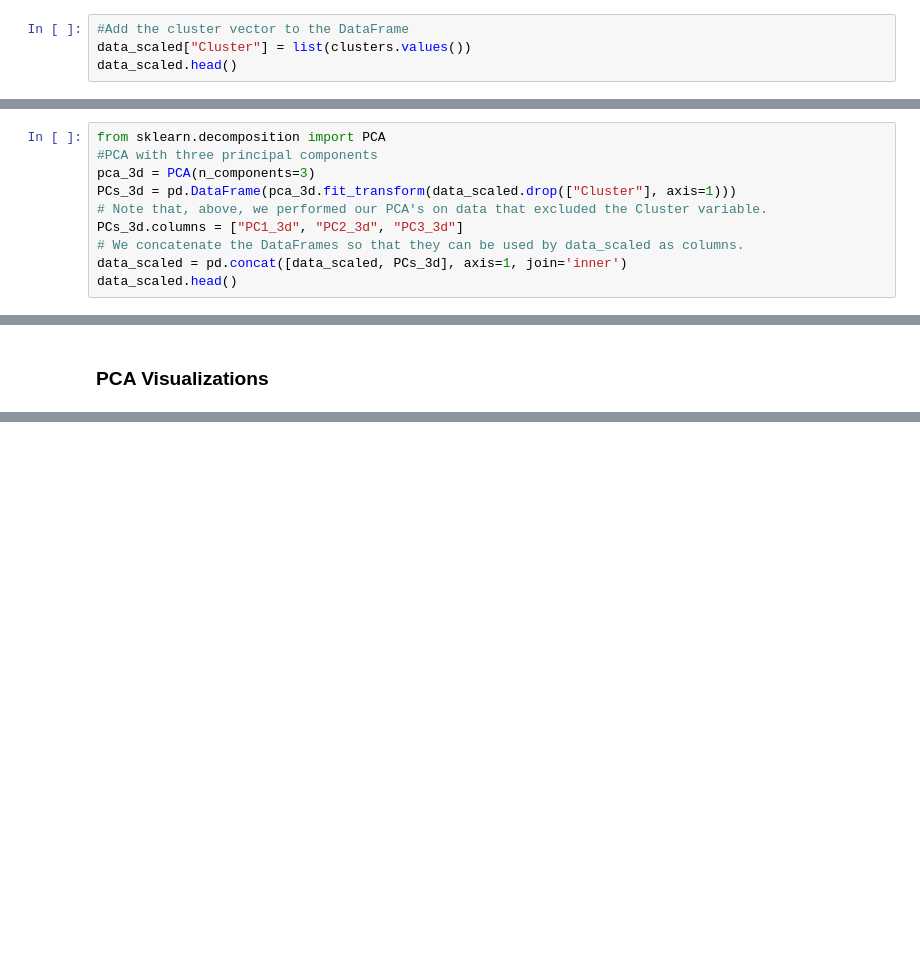
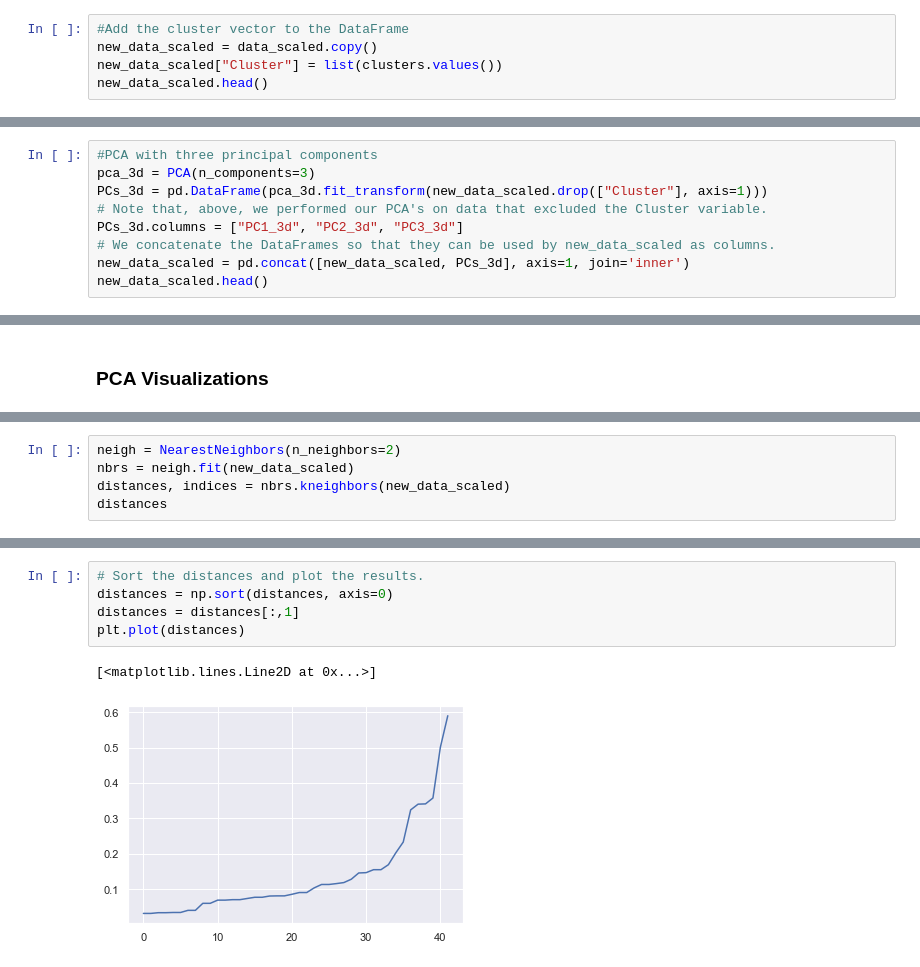
Before and after one commit to gbouzioto/data_mining_master_2020, a Jupyter notebook: exercise_3/crimes/crime.ipynb, the cells around one changed output, grey strips where cells are left out. Saved outputs shown, nothing was run; the diff lists cells and outputs as text; blank space fills up the shorter version.

```diff
--- a/exercise_3/crimes/crime.ipynb
+++ b/exercise_3/crimes/crime.ipynb
@@ -208,7 +218,8 @@ OrderedDict([('ΑΝΘΡΩΠΟΚΤΟΝΙΕΣ', 1),
 # %%
 #Add the cluster vector to the DataFrame
-data_scaled["Cluster"] = list(clusters.values())
-data_scaled.head()
+new_data_scaled = data_scaled.copy()
+new_data_scaled["Cluster"] = list(clusters.values())
+new_data_scaled.head()
 # %% [output]
 |  | τελ/να | απόπειρες | εξιχνιάσεις | ημεδαποί | αλλοδαποί | Cluster |
 | 0 | 0.262716 | 0.428129 | 0.593543 | 0.548135 | 0.308123 | 1 |
@@ -221,15 +232,14 @@ Now, to visualize our data, we will a DataFrame from using the 'PCA' algorithm.
 The DataFrame will hold the results of the PCA algorithm that returns three principal components.
 This DataFrame will allow us to visualize the clusters in three-dimensional space (3-D).
 # %%
-from sklearn.decomposition import PCA
 #PCA with three principal components
 pca_3d = PCA(n_components=3)
-PCs_3d = pd.DataFrame(pca_3d.fit_transform(data_scaled.drop(["Cluster"], axis=1)))
+PCs_3d = pd.DataFrame(pca_3d.fit_transform(new_data_scaled.drop(["Cluster"], axis=1)))
 # Note that, above, we performed our PCA's on data that excluded the Cluster variable.
 PCs_3d.columns = ["PC1_3d", "PC2_3d", "PC3_3d"]
-# We concatenate the DataFrames so that they can be used by data_scaled as columns.
-data_scaled = pd.concat([data_scaled, PCs_3d], axis=1, join='inner')
-data_scaled.head()
+# We concatenate the DataFrames so that they can be used by new_data_scaled as columns.
+new_data_scaled = pd.concat([new_data_scaled, PCs_3d], axis=1, join='inner')
+new_data_scaled.head()
 # %% [output]
 |  | τελ/να | απόπειρες | εξιχνιάσεις | ημεδαποί | αλλοδαποί | Cluster | PC1_3d | PC2_3d | PC3_3d |
 | 0 | 0.262716 | 0.428129 | 0.593543 | 0.548135 | 0.308123 | 1 | 0.715759 | 0.194159 | 0.264171 |
@@ -278,0 +295,5 @@ ax.scatter(x, y, z, marker="s", c=data_scaled["Cluster"], s=40, cmap="rainbow")
+# %%
+neigh = NearestNeighbors(n_neighbors=2)
+nbrs = neigh.fit(new_data_scaled)
+distances, indices = nbrs.kneighbors(new_data_scaled)
+distances
@@ -278,0 +318,8 @@ ax.scatter(x, y, z, marker="s", c=data_scaled["Cluster"], s=40, cmap="rainbow")
+# %%
+# Sort the distances and plot the results.
+distances = np.sort(distances, axis=0)
+distances = distances[:,1]
+plt.plot(distances)
+# %% [output]
+[<matplotlib.lines.Line2D at 0x...>]
+[figure, added]
```
Also changed, not shown: parts of 25 cells of this notebook.
